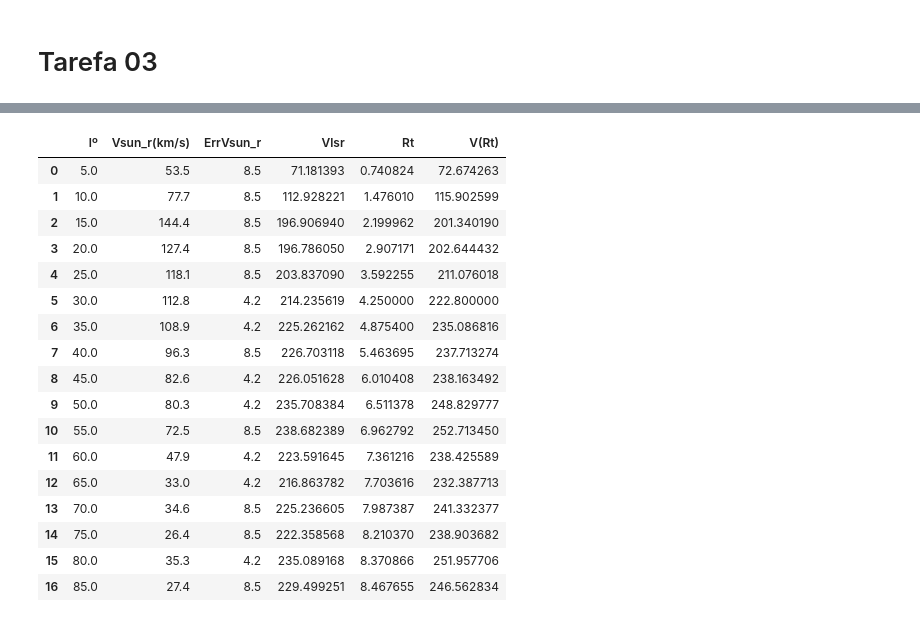
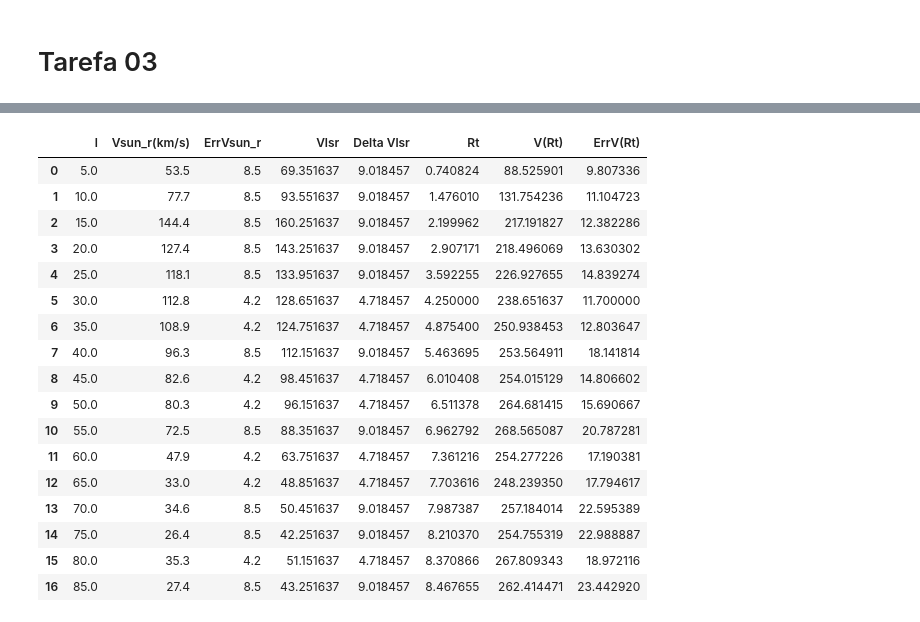
Before and after one commit to Spartan1988/StrDynGalaxy, a Jupyter notebook: Tarefa03.ipynb, the cells around one changed output, grey strips where cells are left out. Drawn from its saved outputs; the diff is of its cells as text; code cells hidden in the pictures.

```diff
--- a/Tarefa03.ipynb
+++ b/Tarefa03.ipynb
@@ -6,4 +18,4 @@ import pandas as pd
 # %%
-Tabela = pd.DataFrame({'lº' : np.linspace(5.,85.,17)})
+Tabela = pd.DataFrame({'l' : np.linspace(5.,85.,17)})
 Tabela
 # %% [output]
@@ -51,10 +85,13 @@ Tabela
 # %%
 # Velocities Coskunoglu et. al.
 u_sun = 8.50
+du = 0.29
 v_sun = 13.38
+dv = 0.43
 w_sun = 6.49
-V1 = np.sqrt(u_sun**2.+v_sun**2.+w_sun**2.)
-Vl = (V1-Vsun)*np.sin(np.radians(Tabela['lº']))
-Tabela['Vlsr'] = Tabela['Vsun_r(km/s)'] - Vl
+dw = 0.26
+Vplano = np.sqrt(u_sun**2.+v_sun**2.)
+Tabela['Vlsr'] = Tabela['Vsun_r(km/s)'] + Vplano
+Tabela['Delta Vlsr'] = Tabela['ErrVsun_r'] + (u_sun*du + v_sun*dv)/Vplano
 Tabela
 # %% [output]
@@ -79,3 +116,4 @@ Tabela
 # %%
-Rt = Rsun*np.sin(np.radians(Tabela['lº']))
+Rsun = 8.5
+Rt = Rsun*np.sin(np.radians(Tabela['l']))
 Tabela['Rt'] = Rt
@@ -82,24 +129,25 @@ Tabela['Rt'] = Rt
 # %%
 Vsun = 220
 ErrVsun = 15
-Tabela['V(Rt)'] = Tabela['Vsun_r(km/s)'] + Vsun*np.sin(np.radians(Tabela['lº']))
+Tabela['V(Rt)'] = Tabela['Vlsr'] + Vsun*np.sin(np.radians(Tabela['l']))
+Tabela['ErrV(Rt)'] = Tabela['ErrVsun_r'] + ErrVsun*np.sin(np.radians(Tabela['l']))
 Tabela
 # %% [output]
-|  | lº | Vsun_r(km/s) | ErrVsun_r | Vlsr | Rt | V(Rt) |
-| 0 | 5.0 | 53.5 | 8.5 | 71.181393 | 0.740824 | 72.674263 |
-| 1 | 10.0 | 77.7 | 8.5 | 112.928221 | 1.476010 | 115.902599 |
-| 2 | 15.0 | 144.4 | 8.5 | 196.906940 | 2.199962 | 201.340190 |
-| 3 | 20.0 | 127.4 | 8.5 | 196.786050 | 2.907171 | 202.644432 |
-| 4 | 25.0 | 118.1 | 8.5 | 203.837090 | 3.592255 | 211.076018 |
-| 5 | 30.0 | 112.8 | 4.2 | 214.235619 | 4.250000 | 222.800000 |
-| 6 | 35.0 | 108.9 | 4.2 | 225.262162 | 4.875400 | 235.086816 |
-| 7 | 40.0 | 96.3 | 8.5 | 226.703118 | 5.463695 | 237.713274 |
-| 8 | 45.0 | 82.6 | 4.2 | 226.051628 | 6.010408 | 238.163492 |
-| 9 | 50.0 | 80.3 | 4.2 | 235.708384 | 6.511378 | 248.829777 |
-| 10 | 55.0 | 72.5 | 8.5 | 238.682389 | 6.962792 | 252.713450 |
-| 11 | 60.0 | 47.9 | 4.2 | 223.591645 | 7.361216 | 238.425589 |
-| 12 | 65.0 | 33.0 | 4.2 | 216.863782 | 7.703616 | 232.387713 |
-| 13 | 70.0 | 34.6 | 8.5 | 225.236605 | 7.987387 | 241.332377 |
-| 14 | 75.0 | 26.4 | 8.5 | 222.358568 | 8.210370 | 238.903682 |
-| 15 | 80.0 | 35.3 | 4.2 | 235.089168 | 8.370866 | 251.957706 |
-| 16 | 85.0 | 27.4 | 8.5 | 229.499251 | 8.467655 | 246.562834 |
+|  | l | Vsun_r(km/s) | ErrVsun_r | Vlsr | Delta Vlsr | Rt | V(Rt) | ErrV(Rt) |
+| 0 | 5.0 | 53.5 | 8.5 | 69.351637 | 9.018457 | 0.740824 | 88.525901 | 9.807336 |
+| 1 | 10.0 | 77.7 | 8.5 | 93.551637 | 9.018457 | 1.476010 | 131.754236 | 11.104723 |
+| 2 | 15.0 | 144.4 | 8.5 | 160.251637 | 9.018457 | 2.199962 | 217.191827 | 12.382286 |
+| 3 | 20.0 | 127.4 | 8.5 | 143.251637 | 9.018457 | 2.907171 | 218.496069 | 13.630302 |
+| 4 | 25.0 | 118.1 | 8.5 | 133.951637 | 9.018457 | 3.592255 | 226.927655 | 14.839274 |
+| 5 | 30.0 | 112.8 | 4.2 | 128.651637 | 4.718457 | 4.250000 | 238.651637 | 11.700000 |
+| 6 | 35.0 | 108.9 | 4.2 | 124.751637 | 4.718457 | 4.875400 | 250.938453 | 12.803647 |
+| 7 | 40.0 | 96.3 | 8.5 | 112.151637 | 9.018457 | 5.463695 | 253.564911 | 18.141814 |
+| 8 | 45.0 | 82.6 | 4.2 | 98.451637 | 4.718457 | 6.010408 | 254.015129 | 14.806602 |
+| 9 | 50.0 | 80.3 | 4.2 | 96.151637 | 4.718457 | 6.511378 | 264.681415 | 15.690667 |
+| 10 | 55.0 | 72.5 | 8.5 | 88.351637 | 9.018457 | 6.962792 | 268.565087 | 20.787281 |
+| 11 | 60.0 | 47.9 | 4.2 | 63.751637 | 4.718457 | 7.361216 | 254.277226 | 17.190381 |
+| 12 | 65.0 | 33.0 | 4.2 | 48.851637 | 4.718457 | 7.703616 | 248.239350 | 17.794617 |
+| 13 | 70.0 | 34.6 | 8.5 | 50.451637 | 9.018457 | 7.987387 | 257.184014 | 22.595389 |
+| 14 | 75.0 | 26.4 | 8.5 | 42.251637 | 9.018457 | 8.210370 | 254.755319 | 22.988887 |
+| 15 | 80.0 | 35.3 | 4.2 | 51.151637 | 4.718457 | 8.370866 | 267.809343 | 18.972116 |
+| 16 | 85.0 | 27.4 | 8.5 | 43.251637 | 9.018457 | 8.467655 | 262.414471 | 23.442920 |
```
Also changed, not shown: parts of 12 cells of this notebook.
